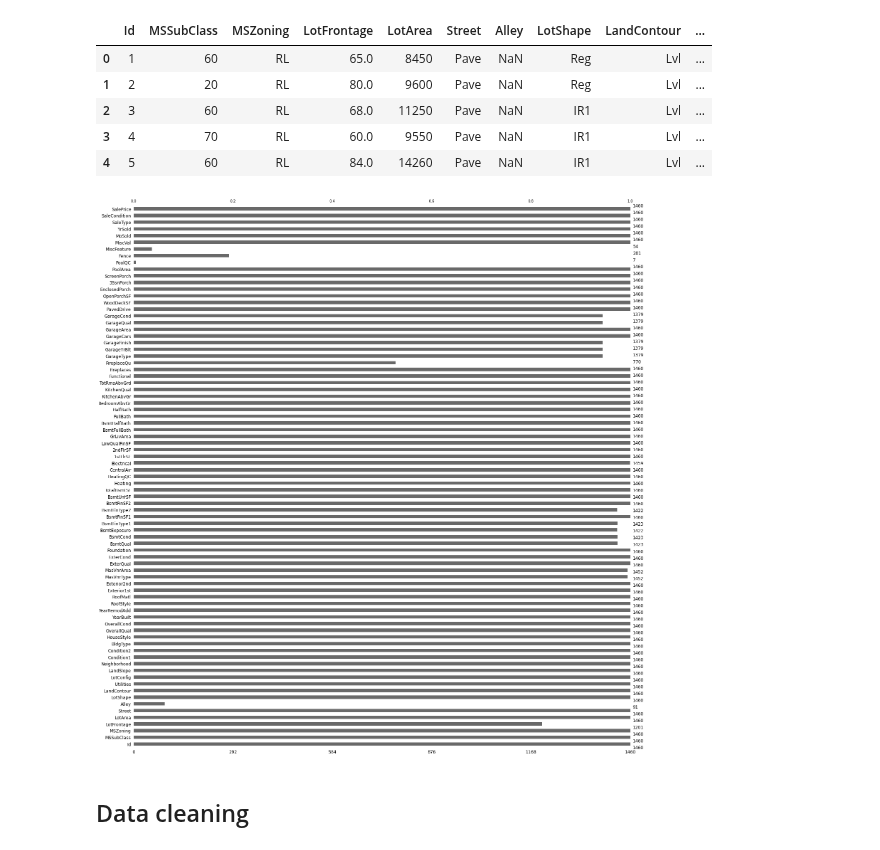
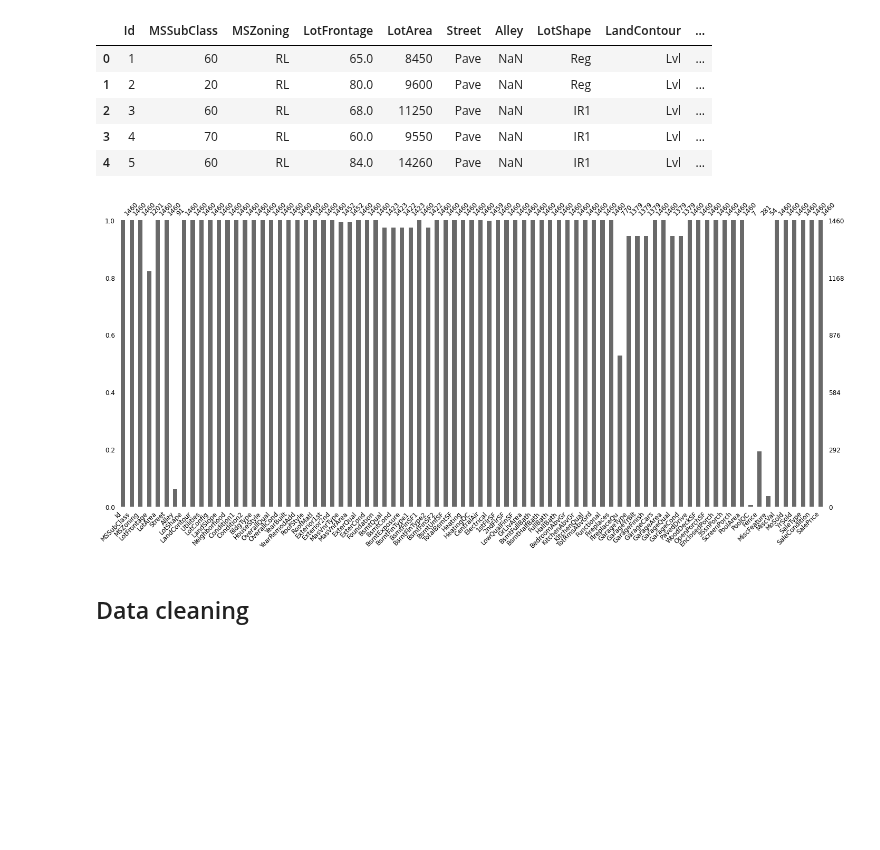
Before and after one commit to Gedas-LT/kaggle-ames-house-prices-boost, a Jupyter notebook: notebook_V2.ipynb, the cells around one changed output. Cells and saved outputs as stored; diff of their text form; code cells hidden in the pictures; blank space fills up the shorter version.

```diff
--- a/notebook_V2.ipynb
+++ b/notebook_V2.ipynb
@@ -45,9 +50,9 @@ train_data.head()
 | 3 | 4 | 70 | RL | 60.0 | 9550 | Pave | NaN | IR1 | Lvl | ... |
 | 4 | 5 | 60 | RL | 84.0 | 14260 | Pave | NaN | IR1 | Lvl | ... |
 # %%
-msno.bar(train_data, labels=False, fontsize=12);
+msno.bar(train_data, labels=True, fontsize=12);
 # %% [output]
-[figure, old version]
+[figure, new version]
 # %% [markdown]
 ## Data cleaning
 # %%
```
Also changed, not shown: parts of 19 cells of this notebook, 3 other files.
